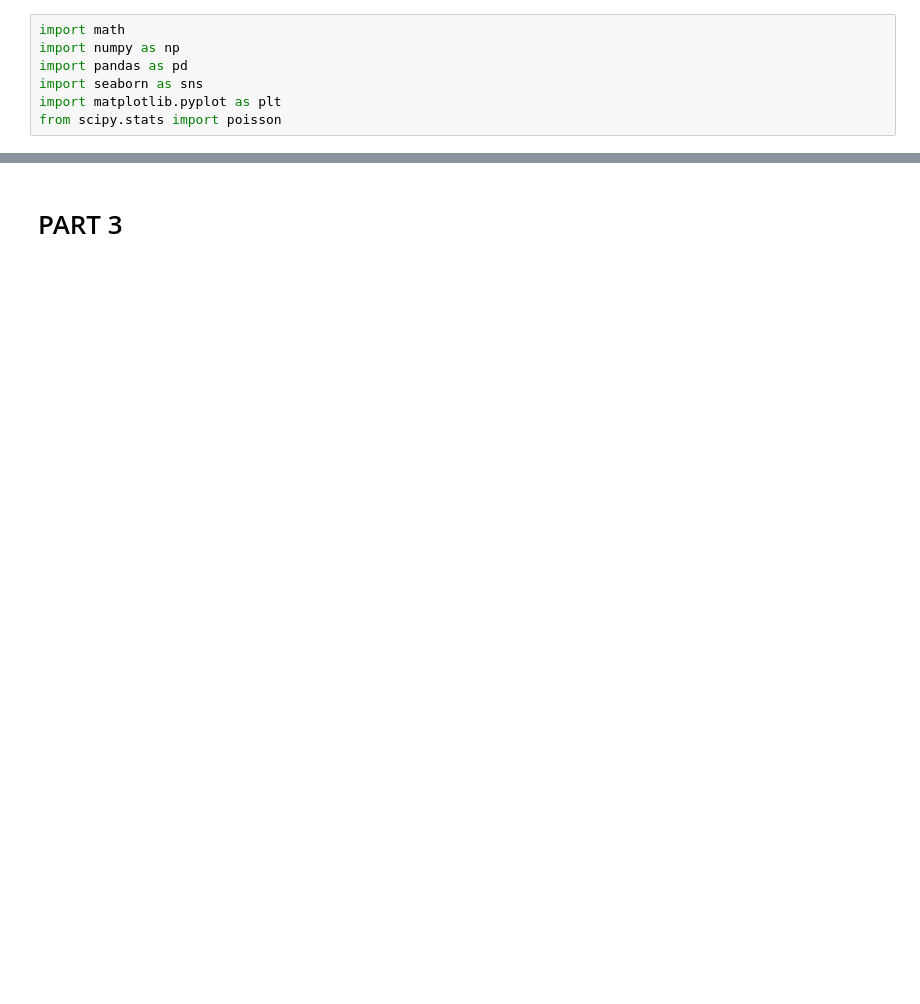
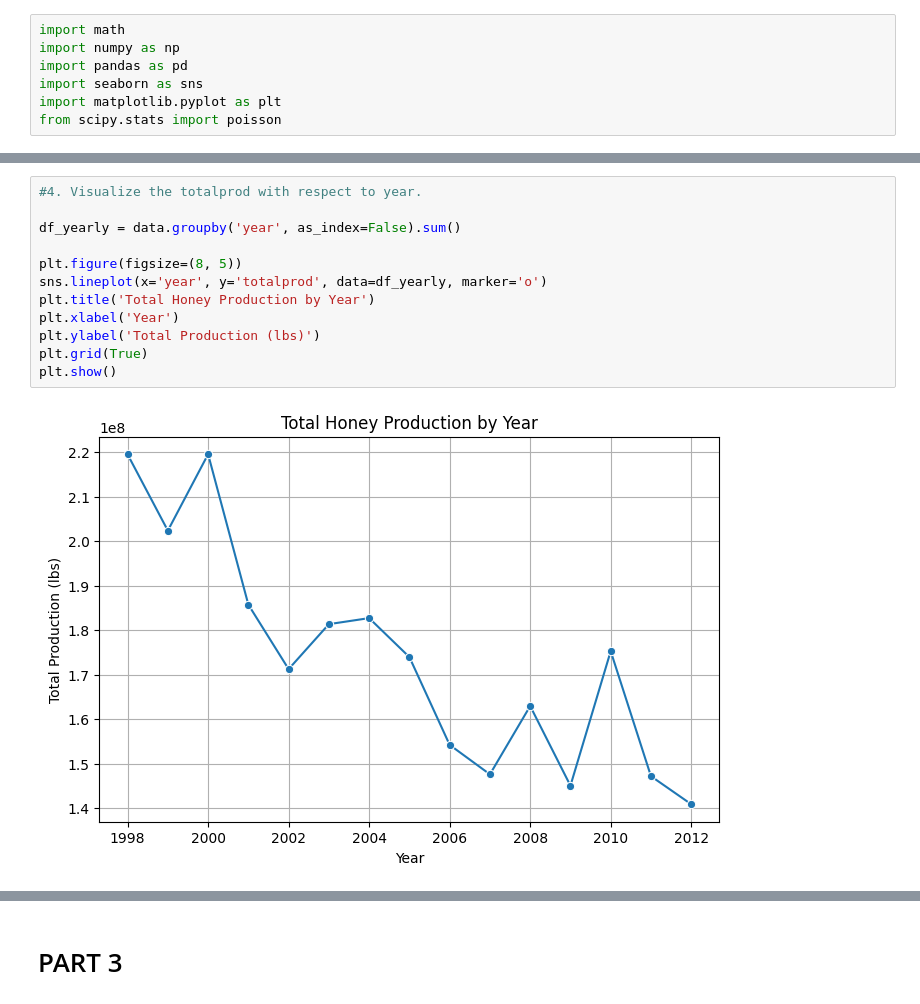
Before and after one commit to pratikp2/Python, a Jupyter notebook: Statistics/Project Files/Project.ipynb, the cells around one changed output, grey strips where cells are left out. Drawn from its saved outputs; the diff is of its cells as text; blank space fills up the shorter version.

```diff
--- a/Statistics/Project Files/Project.ipynb
+++ b/Statistics/Project Files/Project.ipynb
@@ -151,0 +261,14 @@ df['Runner-up'] = df['Runner-up'].astype('Int64')
+# %%
+#4. Visualize the totalprod with respect to year.
+
+df_yearly = data.groupby('year', as_index=False).sum()
+
+plt.figure(figsize=(8, 5))
+sns.lineplot(x='year', y='totalprod', data=df_yearly, marker='o')
+plt.title('Total Honey Production by Year')
+plt.xlabel('Year')
+plt.ylabel('Total Production (lbs)')
+plt.grid(True)
+plt.show()
+# %% [output]
+[figure, added]
```
Also changed, not shown: parts of 43 cells of this notebook, 48 other files.
